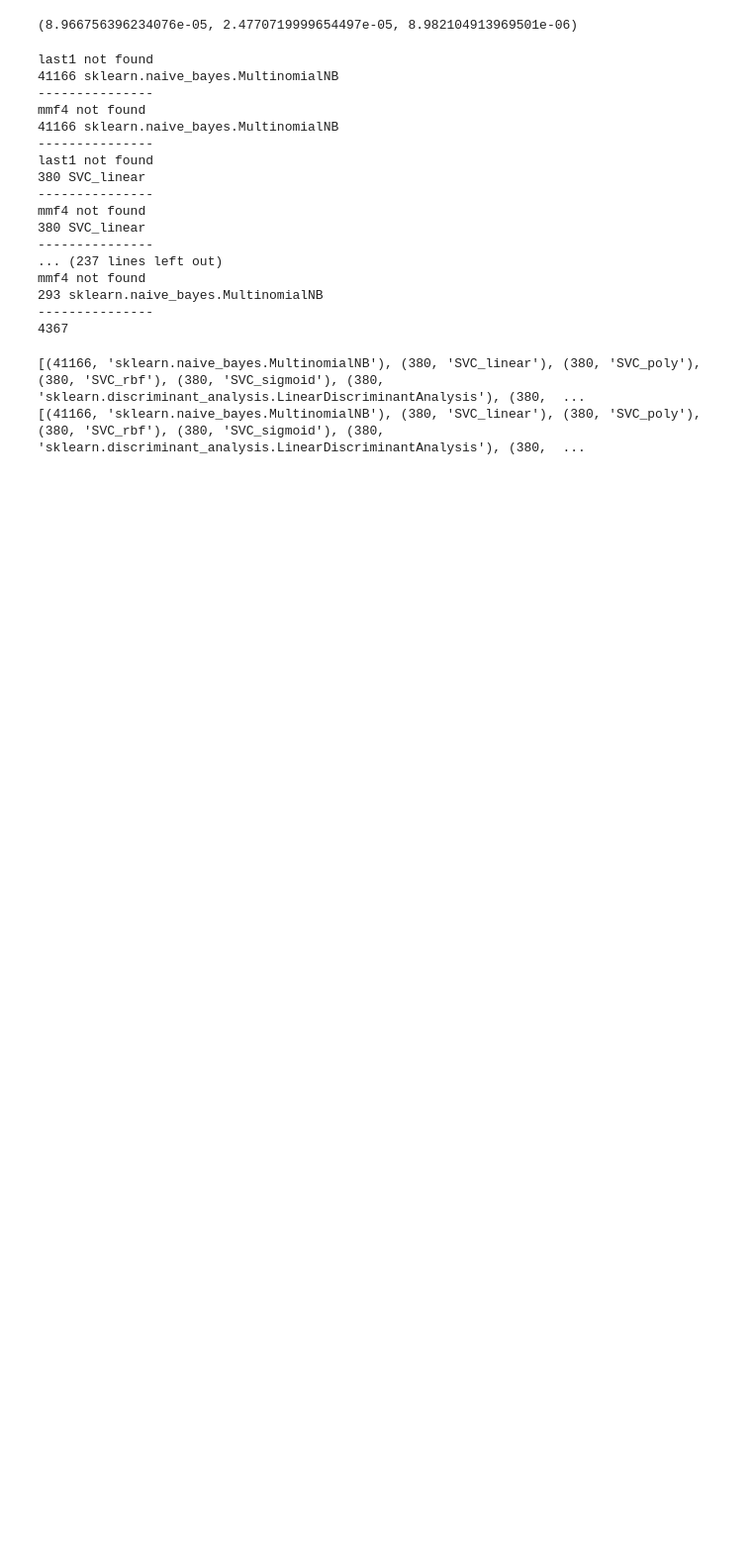
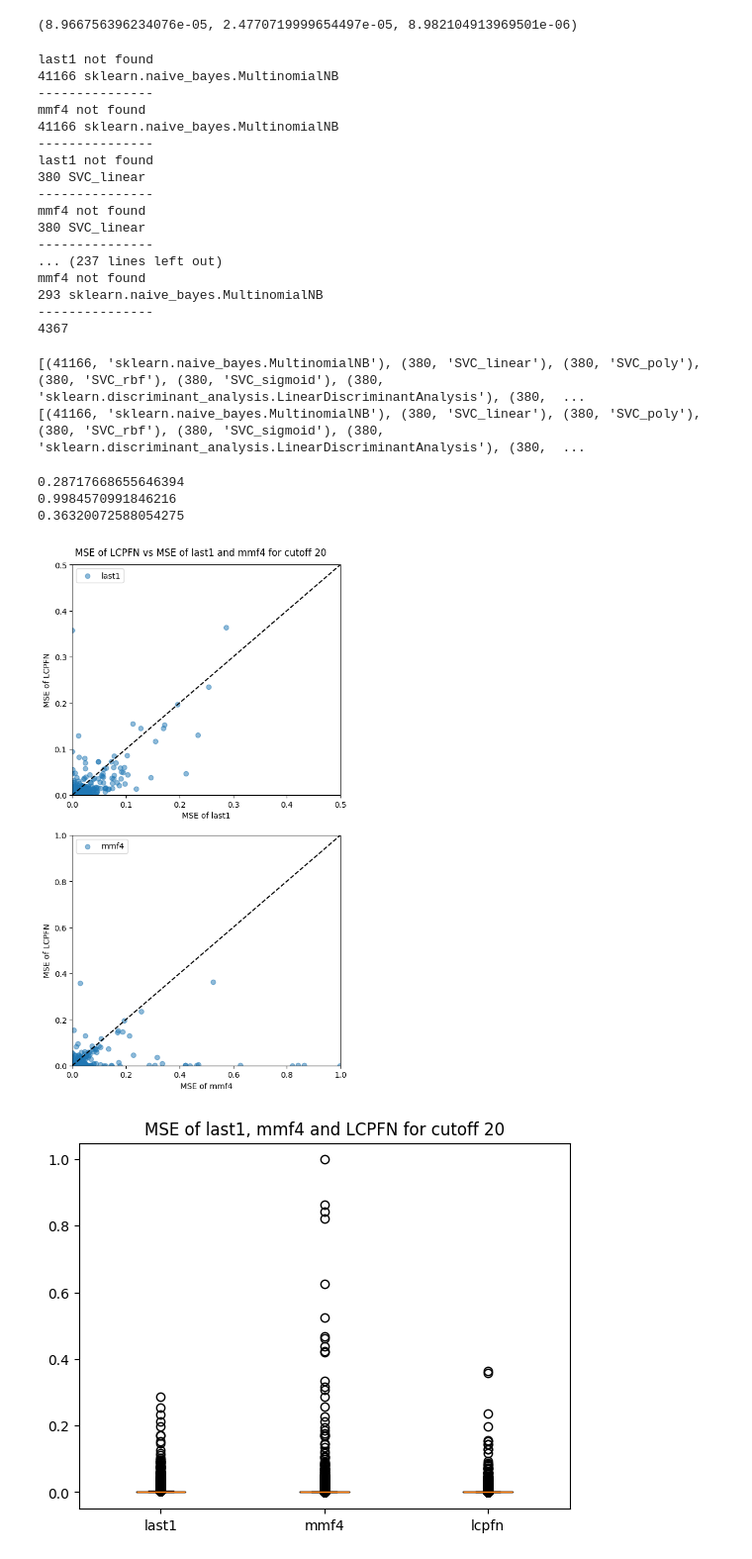
Before and after one commit to pratham2442000/BachelorThesis, a Jupyter notebook: exp_1.ipynb, the cells around one changed output. Shown at 99% size. Drawn from its saved outputs; the diff is of its cells as text; code cells hidden in the pictures; blank space fills up the shorter version.

Commit message:
Added box plot for mse and scatter plot to visualize mse lcpfn vs mse of baselines.

```diff
--- a/exp_1.ipynb
+++ b/exp_1.ipynb
@@ -197,3 +192,57 @@ df_mmf4.to_pickle(f'/mnt/c/Users/prath/PycharmProjects/rp/Data/df_mmf4_{CUT_OFF}
 # %% [output]
 [(41166, 'sklearn.naive_bayes.MultinomialNB'), (380, 'SVC_linear'), (380, 'SVC_poly'), (380, 'SVC_rbf'), (380, 'SVC_sigmoid'), (380, 'sklearn.discriminant_analysis.LinearDiscriminantAnalysis'), (380,  ...
 [(41166, 'sklearn.naive_bayes.MultinomialNB'), (380, 'SVC_linear'), (380, 'SVC_poly'), (380, 'SVC_rbf'), (380, 'SVC_sigmoid'), (380, 'sklearn.discriminant_analysis.LinearDiscriminantAnalysis'), (380,  ...
+# %%
+df = pd.read_pickle(f'/mnt/c/Users/prath/PycharmProjects/rp/Data/df_mse_{CUT_OFF}.pkl')
+#plot the results
+
+#remove none values and remove outliers
+df = df[df['mse_last1'].notna()]
+df = df[df['mse_mmf4'].notna()]
+df = df[df['mse_last1'] < 1]
+df = df[df['mse_mmf4'] < 1]
+df = df[df['mse_lcpfn'] < 1]
+
+print(max(df['mse_last1']))
+print(max(df['mse_mmf4']))
+print(max(df['mse_lcpfn']))
+
+fig,ax = plt.subplots(nrows=2, figsize=(6, 10))
+# fig.tight_layout()
+fig.tight_layout(pad=3.0)
+fig.subplots_adjust(top=0.95)
+
+ax[0].scatter(df['mse_last1'], df['mse_lcpfn'], label='last1', alpha=0.5)
+x = np.linspace(0, 1, 100)
+ax[0].plot(x, x, color='black', linestyle='--')
+ax[0].set_xlabel('MSE of last1')
+ax[0].set_ylabel('MSE of LCPFN')
+ax[0].legend()
+ax[0].set_ylim(0, 0.5)
+ax[0].set_xlim(0, 0.5)
+
+ax[1].scatter(df['mse_mmf4'], df['mse_lcpfn'], label='mmf4', alpha=0.5)
+x = np.linspace(0, 1, 100)
+ax[1].plot(x, x, color='black', linestyle='--')
+ax[1].set_xlabel('MSE of mmf4')
+ax[1].set_ylabel('MSE of LCPFN')
+ax[1].legend()
+ax[1].set_ylim(0, 1)
+ax[1].set_xlim(0, 1)
+
+fig.suptitle(f'MSE of LCPFN vs MSE of last1 and mmf4 for cutoff {CUT_OFF}')
+plt.savefig(f'/mnt/c/Users/prath/PycharmProjects/rp/Data/mse_{CUT_OFF}.png')
+plt.show()
+
+
+
+plt.boxplot([df['mse_last1'], df['mse_mmf4'], df['mse_lcpfn']], labels=['last1', 'mmf4', 'lcpfn'])
+plt.title(f'MSE of last1, mmf4 and LCPFN for cutoff {CUT_OFF}')
+plt.savefig(f'/mnt/c/Users/prath/PycharmProjects/rp/Data/mse_box_plot_{CUT_OFF}.png')
+plt.show()
+# %% [output]
+0.28717668655646394
+0.9984570991846216
+0.36320072588054275
+[figure, added]
+[figure, added]
```
Also changed, not shown: parts of 2 cells of this notebook.
